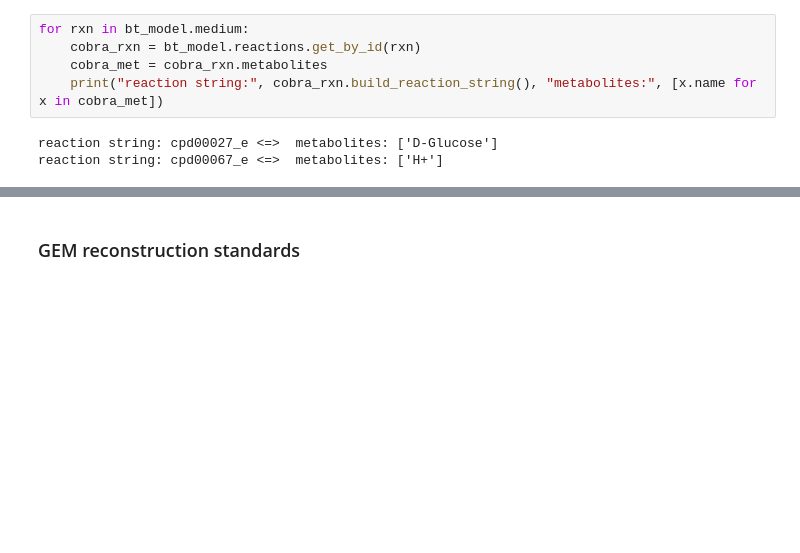
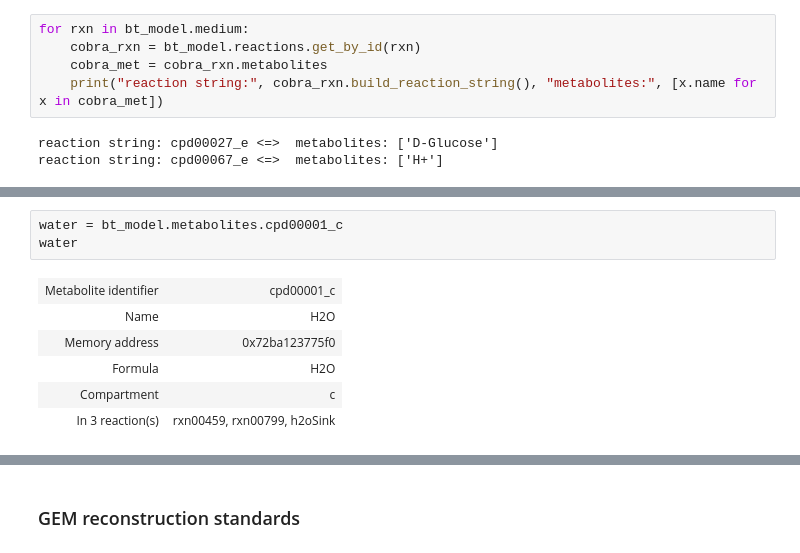
Before and after one commit to hariszaf/metabolic_toy_model, a Jupyter notebook: msc_class.ipynb, the cells around one changed output, grey strips where cells are left out. Cells and saved outputs as stored; diff of their text form; blank space fills up the shorter version.

```diff
--- a/msc_class.ipynb
+++ b/msc_class.ipynb
@@ -308,0 +375,10 @@ reaction string: cpd00067_e <=>  metabolites: ['H+']
+# %%
+water = bt_model.metabolites.cpd00001_c
+water
+# %% [output]
+| Metabolite identifier | cpd00001_c |
+| Name | H2O |
+| Memory address | 0x72ba123775f0 |
+| Formula | H2O |
+| Compartment | c |
+| In 3 reaction(s) | rxn00459, rxn00799, h2oSink |
```
Also changed, not shown: parts of 107 cells of this notebook, 4 other files.
